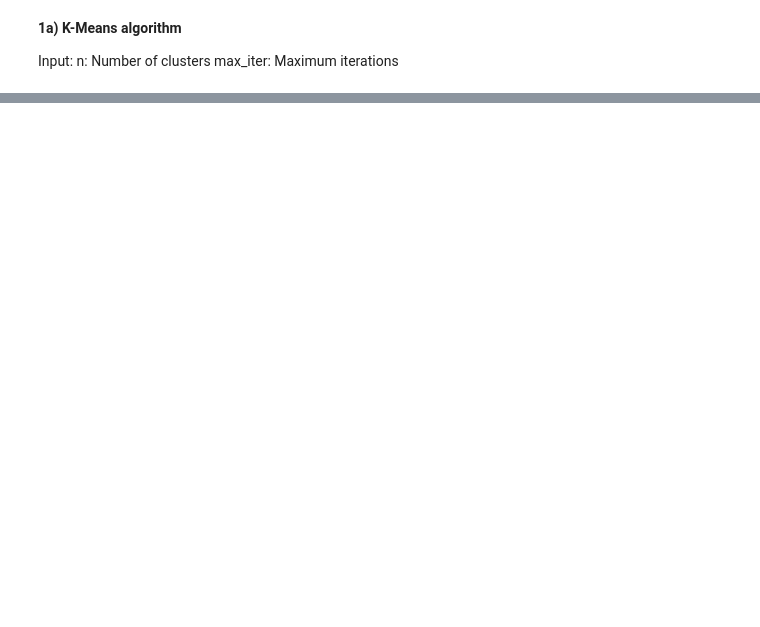
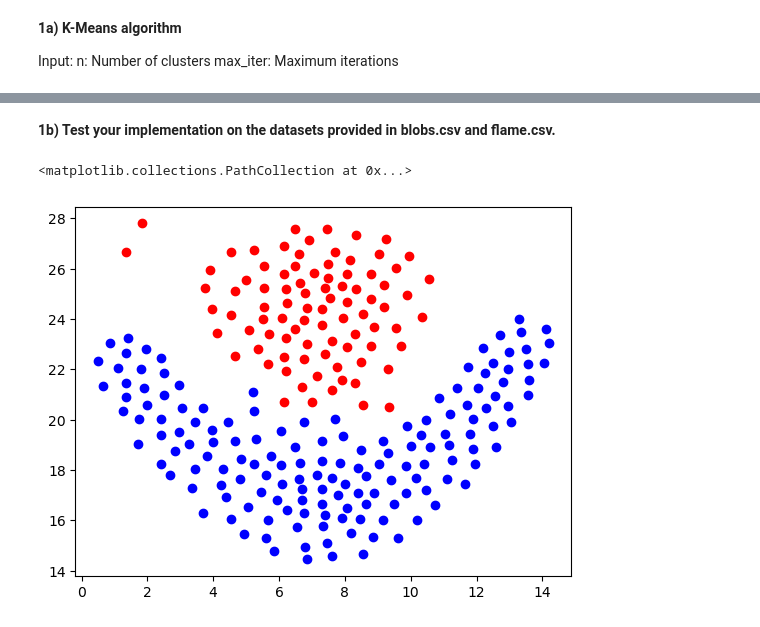
Before and after one commit to helgeingvart/FYS-2021, a Jupyter notebook: set6.ipynb, the cells around one changed output, grey strips where cells are left out. Cells and saved outputs as stored; diff of their text form; code cells hidden in the pictures; blank space fills up the shorter version.

```diff
--- a/set6.ipynb
+++ b/set6.ipynb
@@ -71,0 +103,17 @@ kmeans.fit_predict(X)
+# %% [markdown]
+**1b) Test your implementation on the datasets provided in blobs.csv and flame.csv.**
+# %%
+# y_and_X = np.genfromtxt("data/blobs.csv", delimiter=' ', skip_header=2)
+y_and_X = np.genfromtxt("data/flame.csv", delimiter=' ', skip_header=5)
+X = y_and_X[:, 1:]
+
+y = y_and_X[:, 0]
+X_0 = X[y==0,:]
+X_1 = X[y==1,:]
+
+# Ground truth
+plt.scatter(X_0[:,0], X_0[:,1], color="red")
+plt.scatter(X_1[:,0], X_1[:,1], color="blue")
+# %% [output]
+<matplotlib.collections.PathCollection at 0x...>
+[figure, added]
```
Also changed, not shown: parts of 7 cells of this notebook.
